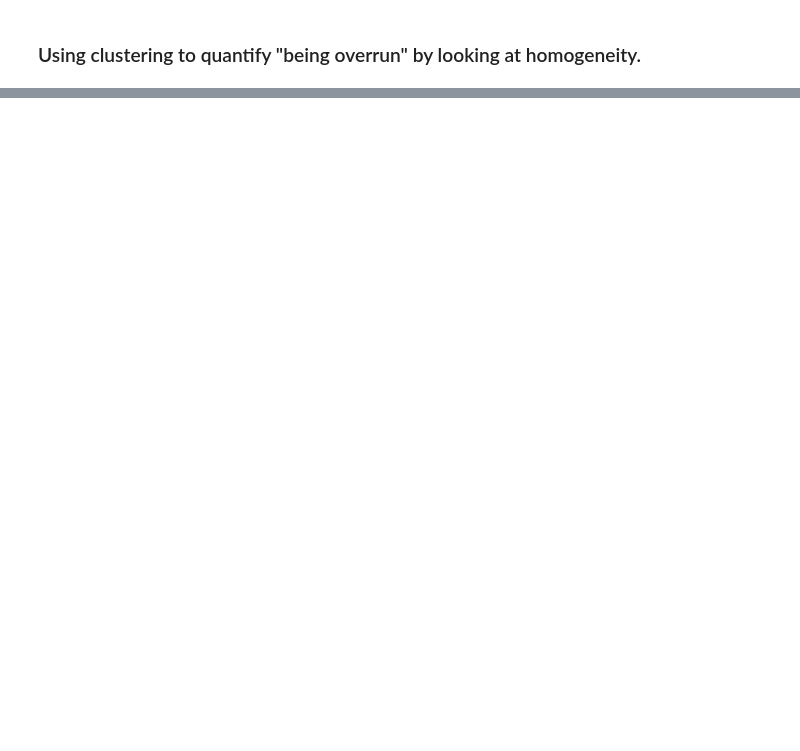
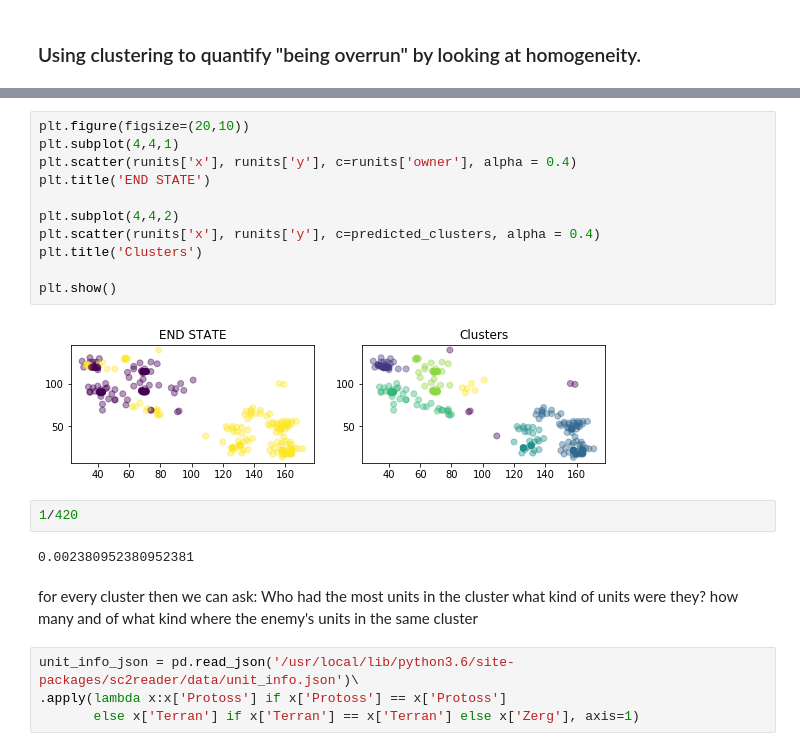
Before and after one commit to Rony-A/sc2-replay-analysis, a Jupyter notebook: mycchaka/capstone/Feature engineering.ipynb, the cells around one changed output, grey strips where cells are left out. Cells and saved outputs as stored; diff of their text form; blank space fills up the shorter version.

Commit message:
work on clustering

```diff
--- a/mycchaka/capstone/Feature engineering.ipynb
+++ b/mycchaka/capstone/Feature engineering.ipynb
@@ -383,0 +228,25 @@ r.
+# %%
+plt.figure(figsize=(20,10))
+plt.subplot(4,4,1)
+plt.scatter(runits['x'], runits['y'], c=runits['owner'], alpha = 0.4)
+plt.title('END STATE')
+
+plt.subplot(4,4,2)
+plt.scatter(runits['x'], runits['y'], c=predicted_clusters, alpha = 0.4)
+plt.title('Clusters')
+
+plt.show()
+# %% [output]
+[figure, added]
+# %%
+1/420
+# %% [output]
+0.002380952380952381
+# %% [markdown]
+for every cluster then we can ask: Who had the most units in the cluster
+    what kind of units were they?
+    how many and of what kind where the enemy's units in the same cluster
+# %%
+unit_info_json = pd.read_json('/usr/local/lib/python3.6/site-packages/sc2reader/data/unit_info.json')\
+.apply(lambda x:x['Protoss'] if x['Protoss'] == x['Protoss']
+       else x['Terran'] if x['Terran'] == x['Terran'] else x['Zerg'], axis=1)
```
Also changed, not shown: parts of 89 cells of this notebook, 3 other files.
